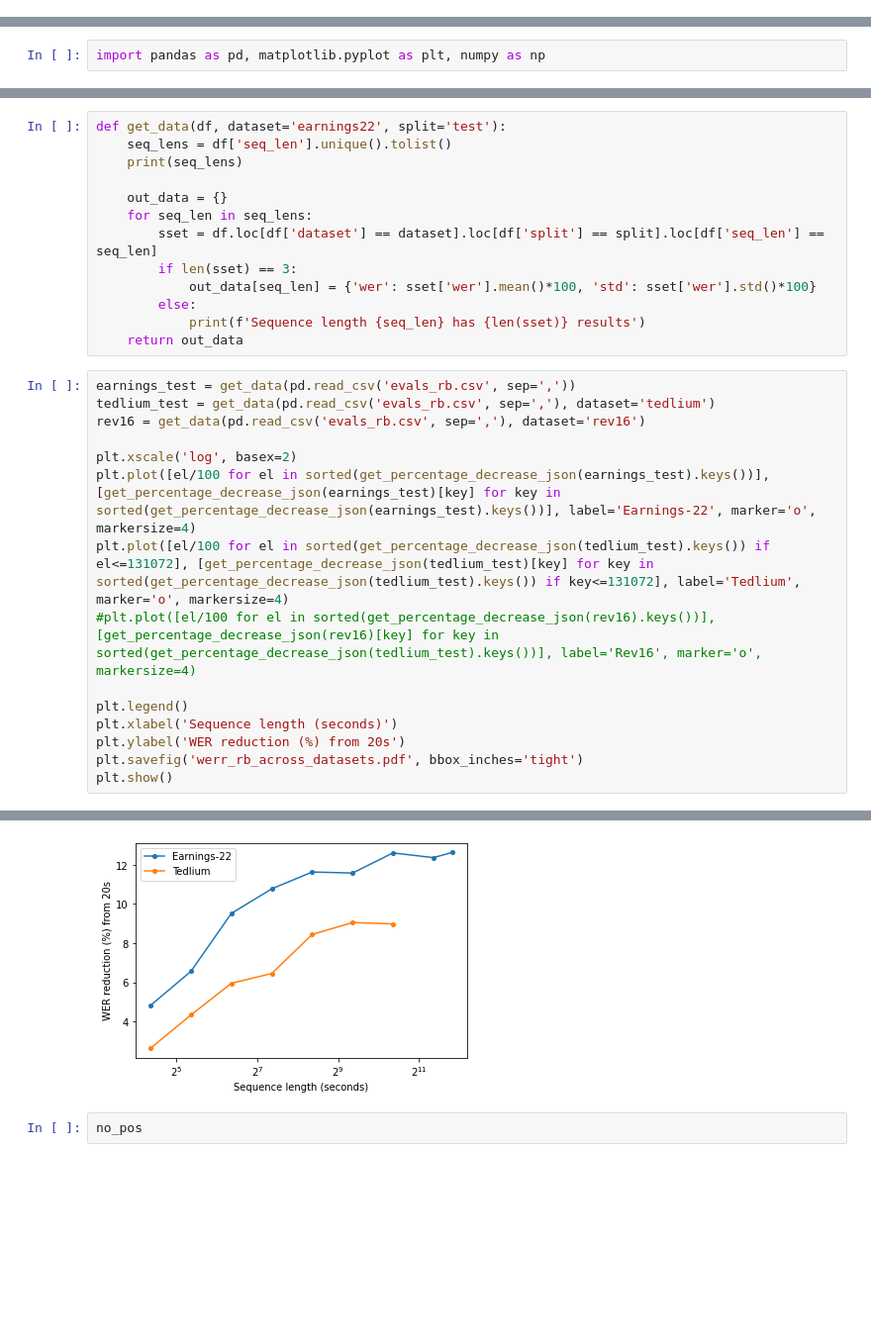
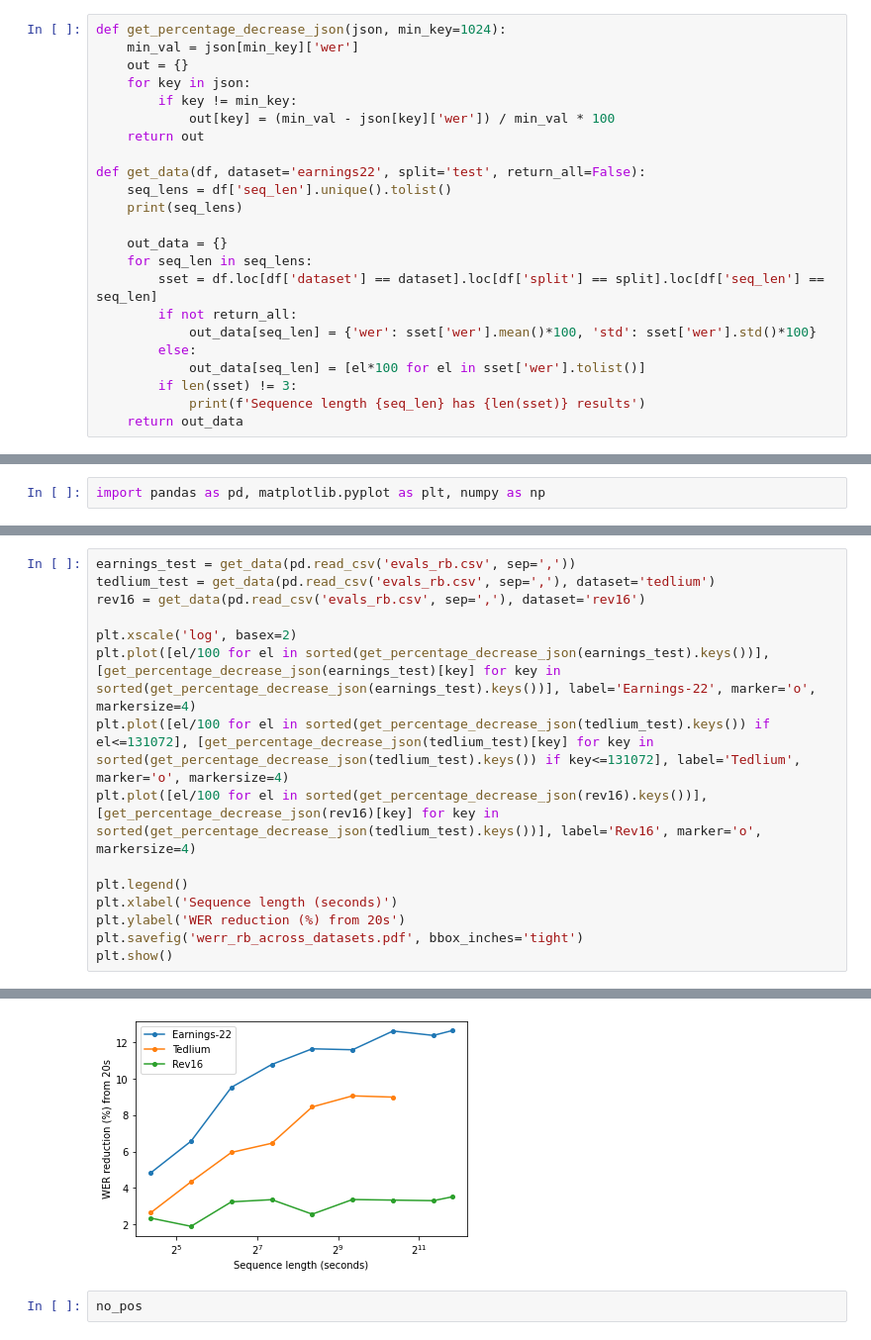
Before and after one commit to robflynnyh/long-context-asr, a Jupyter notebook: eval/results/eval.ipynb, the cells around one changed output, grey strips where cells are left out. Shown at 99% size. Saved outputs shown, nothing was run; the diff lists cells and outputs as text; blank space fills up the shorter version.

```diff
--- a/eval/results/eval.ipynb
+++ b/eval/results/eval.ipynb
@@ -9,3 +1,26 @@ def get_percentage_decrease_json(json, min_key=1024):
+# %%
+def get_percentage_decrease_json(json, min_key=1024):
+    min_val = json[min_key]['wer']
+    out = {}
+    for key in json:
+        if key != min_key:
+            out[key] = (min_val - json[key]['wer']) / min_val * 100
+    return out
+
+def get_data(df, dataset='earnings22', split='test', return_all=False):
+    seq_lens = df['seq_len'].unique().tolist()
+    print(seq_lens)
+
+    out_data = {}
+    for seq_len in seq_lens:
+        sset = df.loc[df['dataset'] == dataset].loc[df['split'] == split].loc[df['seq_len'] == seq_len]
+        if not return_all:
+            out_data[seq_len] = {'wer': sset['wer'].mean()*100, 'std': sset['wer'].std()*100}
+        else:
+            out_data[seq_len] = [el*100 for el in sset['wer'].tolist()]
+        if len(sset) != 3:
+            print(f'Sequence length {seq_len} has {len(sset)} results')
+    return out_data
 # %%
 %cd ./Stanage/users/acp21rjf/long-context-asr/eval/results
 # %% [output]
@@ -103,19 +184,6 @@ csv.loc[csv['dataset'] == 'earnings22'].loc[csv['split'] == 'dev']
 | 9 | 0 | earnings22 | dev | 0.288458 | rotary_pos_3l | /mnt/parscratch/users/acp21rjf/sp... | 1 | False | 8192 | ... |
 | 10 | 0 | earnings22 | dev | 0.288152 | rotary_pos_3l | /mnt/parscratch/users/acp21rjf/sp... | 2 | False | 8192 | ... |
 | 11 | 0 | earnings22 | dev | 0.292948 | rotary_pos_3l | /mnt/parscratch/users/acp21rjf/sp... | 3 | False | 8192 | ... |
-# %%
-def get_data(df, dataset='earnings22', split='test'):
-    seq_lens = df['seq_len'].unique().tolist()
-    print(seq_lens)
-
-    out_data = {}
-    for seq_len in seq_lens:
-        sset = df.loc[df['dataset'] == dataset].loc[df['split'] == split].loc[df['seq_len'] == seq_len]
-        if len(sset) == 3:
-            out_data[seq_len] = {'wer': sset['wer'].mean()*100, 'std': sset['wer'].std()*100}
-        else:
-            print(f'Sequence length {seq_len} has {len(sset)} results')
-    return out_data
 # %%
 earnings_test = get_data(pd.read_csv('evals_rb.csv', sep=','))
 tedlium_test = get_data(pd.read_csv('evals_rb.csv', sep=','), dataset='tedlium')
@@ -124,7 +192,7 @@ rev16 = get_data(pd.read_csv('evals_rb.csv', sep=','), dataset='rev16')
 plt.xscale('log', basex=2)
 plt.plot([el/100 for el in sorted(get_percentage_decrease_json(earnings_test).keys())], [get_percentage_decrease_json(earnings_test)[key] for key in sorted(get_percentage_decrease_json(earnings_test).keys())], label='Earnings-22', marker='o', markersize=4)
 plt.plot([el/100 for el in sorted(get_percentage_decrease_json(tedlium_test).keys()) if el<=131072], [get_percentage_decrease_json(tedlium_test)[key] for key in sorted(get_percentage_decrease_json(tedlium_test).keys()) if key<=131072], label='Tedlium', marker='o', markersize=4)
-#plt.plot([el/100 for el in sorted(get_percentage_decrease_json(rev16).keys())], [get_percentage_decrease_json(rev16)[key] for key in sorted(get_percentage_decrease_json(tedlium_test).keys())], label='Rev16', marker='o', markersize=4)
+plt.plot([el/100 for el in sorted(get_percentage_decrease_json(rev16).keys())], [get_percentage_decrease_json(rev16)[key] for key in sorted(get_percentage_decrease_json(tedlium_test).keys())], label='Rev16', marker='o', markersize=4)
 
 plt.legend()
 plt.xlabel('Sequence length (seconds)')
@@ -139,4 +206,4 @@ Sequence length 1024 has 2 results
-[figure, old version]
+[figure, new version]
 # %%
 no_pos
 # %% [output]
```
Also changed, not shown: parts of 18 cells of this notebook, 28 other files.
